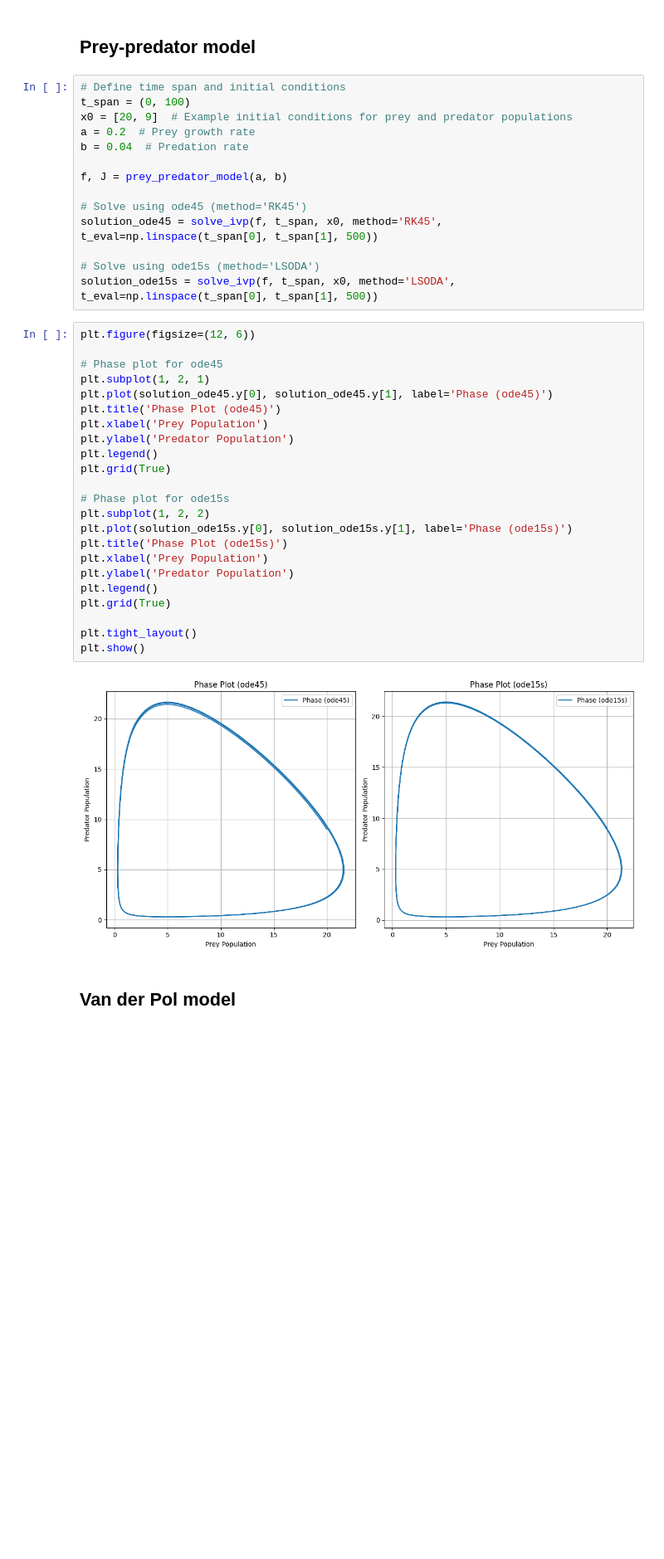
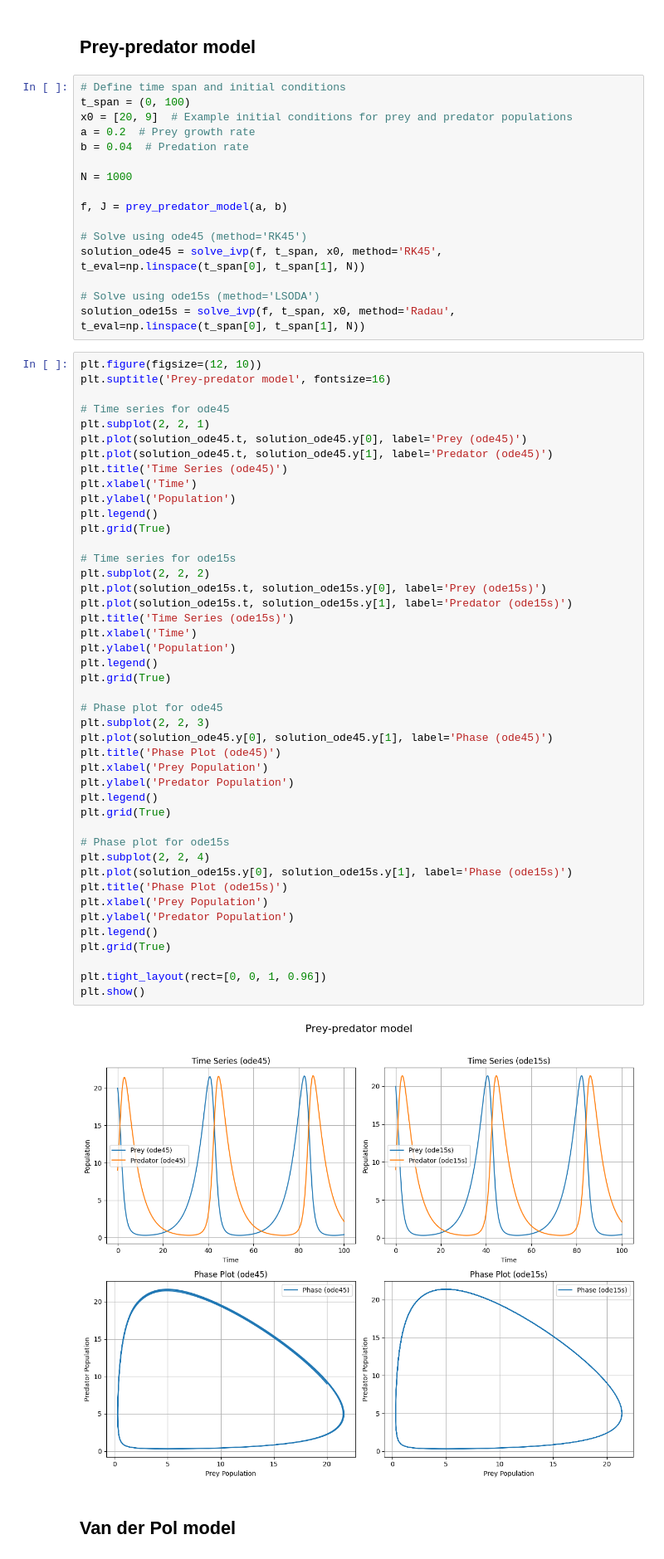
Before and after one commit to EuanCortes/02686-Project, a Jupyter notebook: TestProblemsSimulations.ipynb, the cells around one changed output. Shown: that part at 83% size. Cells and saved outputs as stored; diff of their text form; blank space fills up the shorter version.

```diff
--- a/TestProblemsSimulations.ipynb
+++ b/TestProblemsSimulations.ipynb
@@ -14,38 +14,61 @@ x0 = [20, 9]  # Example initial conditions for prey and predator populations
 a = 0.2  # Prey growth rate
 b = 0.04  # Predation rate
 
+N = 1000
+
 f, J = prey_predator_model(a, b)
 
 # Solve using ode45 (method='RK45')
-solution_ode45 = solve_ivp(f, t_span, x0, method='RK45', t_eval=np.linspace(t_span[0], t_span[1], 500))
+solution_ode45 = solve_ivp(f, t_span, x0, method='RK45', t_eval=np.linspace(t_span[0], t_span[1], N))
 
 # Solve using ode15s (method='LSODA')
-solution_ode15s = solve_ivp(f, t_span, x0, method='LSODA', t_eval=np.linspace(t_span[0], t_span[1], 500))
+solution_ode15s = solve_ivp(f, t_span, x0, method='Radau', t_eval=np.linspace(t_span[0], t_span[1], N))
 # %%
-plt.figure(figsize=(12, 6))
+plt.figure(figsize=(12, 10))
+plt.suptitle('Prey-predator model', fontsize=16)
+
+# Time series for ode45
+plt.subplot(2, 2, 1)
+plt.plot(solution_ode45.t, solution_ode45.y[0], label='Prey (ode45)')
+plt.plot(solution_ode45.t, solution_ode45.y[1], label='Predator (ode45)')
+plt.title('Time Series (ode45)')
+plt.xlabel('Time')
+plt.ylabel('Population')
+plt.legend()
+plt.grid(True)
+
+# Time series for ode15s
+plt.subplot(2, 2, 2)
+plt.plot(solution_ode15s.t, solution_ode15s.y[0], label='Prey (ode15s)')
+plt.plot(solution_ode15s.t, solution_ode15s.y[1], label='Predator (ode15s)')
+plt.title('Time Series (ode15s)')
+plt.xlabel('Time')
+plt.ylabel('Population')
+plt.legend()
+plt.grid(True)
 
 # Phase plot for ode45
-plt.subplot(1, 2, 1)
+plt.subplot(2, 2, 3)
 plt.plot(solution_ode45.y[0], solution_ode45.y[1], label='Phase (ode45)')
 plt.title('Phase Plot (ode45)')
 plt.xlabel('Prey Population')
 plt.ylabel('Predator Population')
 plt.legend()
 plt.grid(True)
 
 # Phase plot for ode15s
-plt.subplot(1, 2, 2)
+plt.subplot(2, 2, 4)
 plt.plot(solution_ode15s.y[0], solution_ode15s.y[1], label='Phase (ode15s)')
 plt.title('Phase Plot (ode15s)')
 plt.xlabel('Prey Population')
 plt.ylabel('Predator Population')
 plt.legend()
 plt.grid(True)
 
-plt.tight_layout()
+plt.tight_layout(rect=[0, 0, 1, 0.96])
 plt.show()
 # %% [output]
-[figure, old version]
+[figure, new version]
 # %% [markdown]
 ## Van der Pol model
 # %%
```
Also changed, not shown: parts of 6 cells of this notebook.
